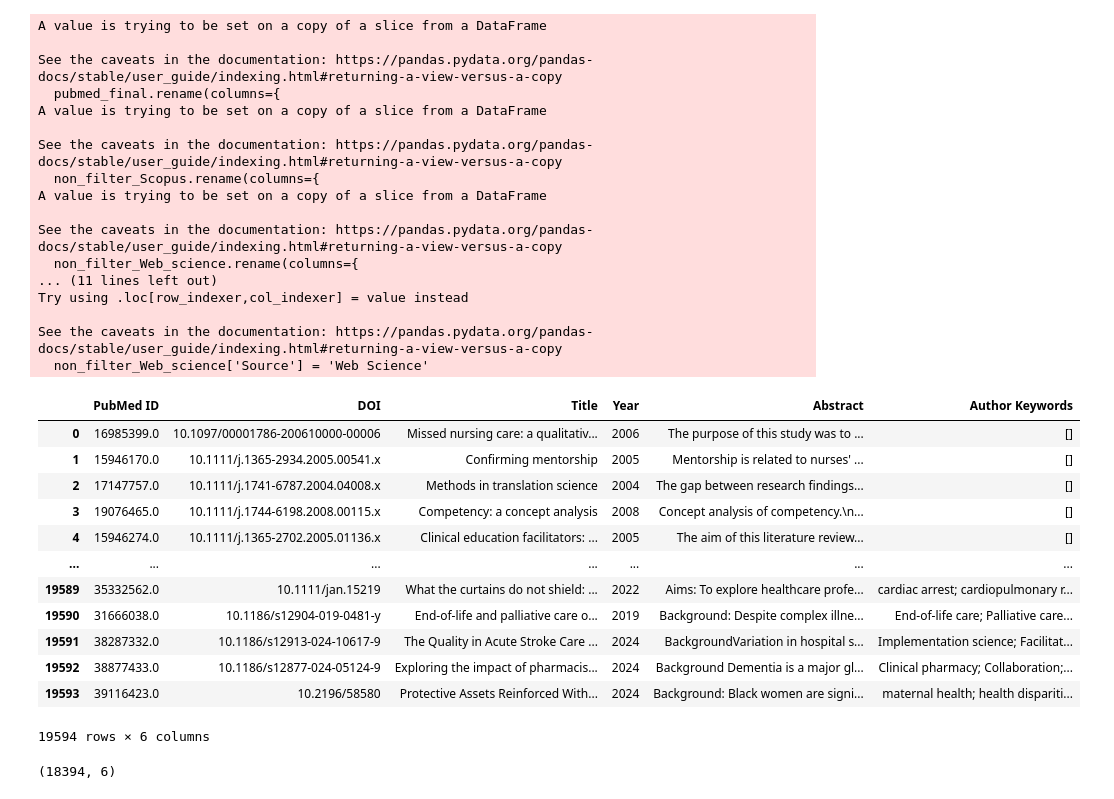
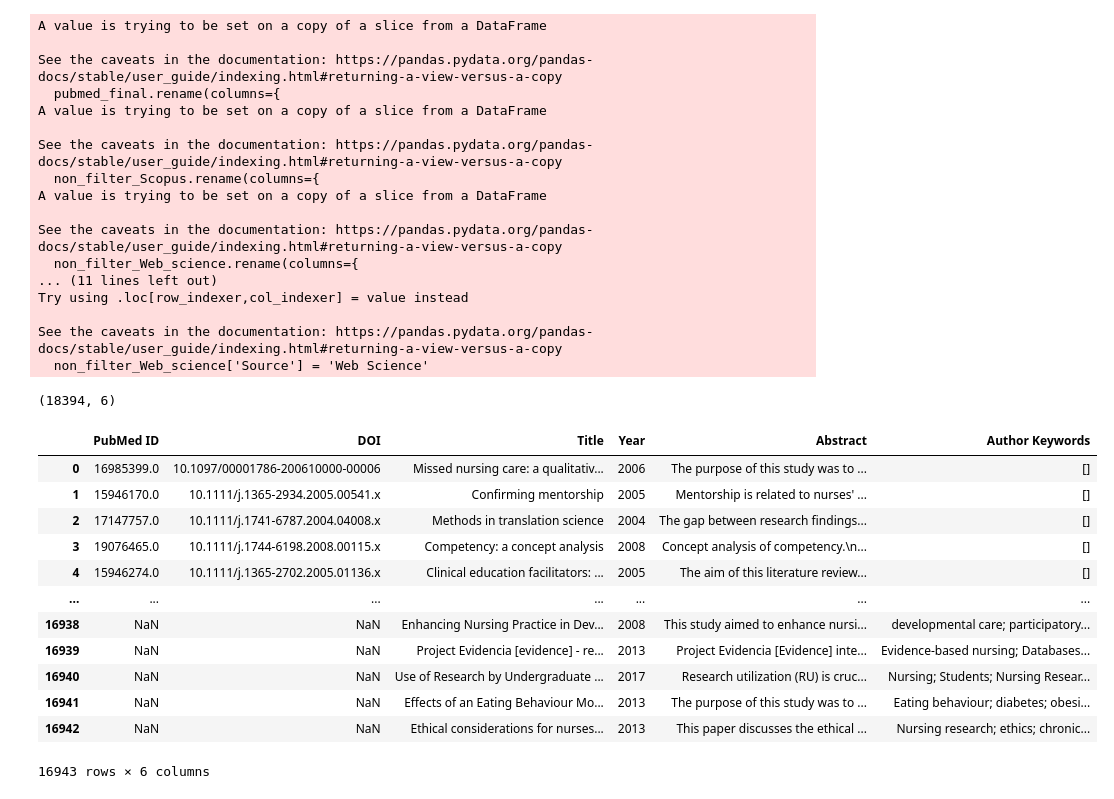
Before and after one commit to NoaTal1996/Barriers-and-Suggested-Solutions-to-Nursing-Participation-in-Research-A-Systematic-Review, a Jupyter notebook: Code/Data_Prep_Eng_1/Consolidating_and_completing_information_values_from_search_engines__1.ipynb, the cells around one changed output. Saved outputs shown, nothing was run; the diff lists cells and outputs as text; code cells hidden in the pictures.

```diff
--- a/Code/Data_Prep_Eng_1/Consolidating_and_completing_information_values_from_search_engines__1.ipynb
+++ b/Code/Data_Prep_Eng_1/Consolidating_and_completing_information_values_from_search_engines__1.ipynb
@@ -416,19 +416,3 @@ Try using .loc[row_indexer,col_indexer] = value instead
 
 See the caveats in the documentation: https://pandas.pydata.org/pandas-docs/stable/user_guide/indexing.html#returning-a-view-versus-a-copy
   non_filter_Web_science['Source'] = 'Web Science'
-# %%
-combined_df
-# %% [output]
-|  | PubMed ID | DOI | Title | Year | Abstract | Author Keywords |
-| 0 | 16985399.0 | 10.1097/00001786-200610000-00006 | Missed nursing care: a qualitativ... | 2006 | The purpose of this study was to ... | [] |
-| 1 | 15946170.0 | 10.1111/j.1365-2934.2005.00541.x | Confirming mentorship | 2005 | Mentorship is related to nurses' ... | [] |
-| 2 | 17147757.0 | 10.1111/j.1741-6787.2004.04008.x | Methods in translation science | 2004 | The gap between research findings... | [] |
-| 3 | 19076465.0 | 10.1111/j.1744-6198.2008.00115.x | Competency: a concept analysis | 2008 | Concept analysis of competency.\n... | [] |
-| 4 | 15946274.0 | 10.1111/j.1365-2702.2005.01136.x | Clinical education facilitators: ... | 2005 | The aim of this literature review... | [] |
-| ... | ... | ... | ... | ... | ... | ... |
-| 19589 | 35332562.0 | 10.1111/jan.15219 | What the curtains do not shield: ... | 2022 | Aims: To explore healthcare profe... | cardiac arrest; cardiopulmonary r... |
-| 19590 | 31666038.0 | 10.1186/s12904-019-0481-y | End-of-life and palliative care o... | 2019 | Background: Despite complex illne... | End-of-life care; Palliative care... |
-| 19591 | 38287332.0 | 10.1186/s12913-024-10617-9 | The Quality in Acute Stroke Care ... | 2024 | BackgroundVariation in hospital s... | Implementation science; Facilitat... |
-| 19592 | 38877433.0 | 10.1186/s12877-024-05124-9 | Exploring the impact of pharmacis... | 2024 | Background Dementia is a major gl... | Clinical pharmacy; Collaboration;... |
-| 19593 | 39116423.0 | 10.2196/58580 | Protective Assets Reinforced With... | 2024 | Background: Black women are signi... | maternal health; health dispariti... |
-19594 rows × 6 columns
@@ -438,4 +424,36 @@ combined_df = combined_df.drop_duplicates(subset='Title', keep='first')
 combined_df.shape
 # %% [output]
 (18394, 6)
+# %%
+filtered_df = combined_df[combined_df['PubMed ID'].notna()]
+
+deduplicated_df = filtered_df.drop_duplicates(subset='PubMed ID', keep='first')
+null_pmid_df = combined_df[combined_df['PubMed ID'].isna()]
+
+final_df = pd.concat([deduplicated_df, null_pmid_df], ignore_index=True)
+final_df
+# %%
+filtered_doi_df = final_df[final_df['DOI'].notna()]
+
+deduplicated_doi_df = filtered_doi_df.drop_duplicates(subset='DOI', keep='first')
+
+null_doi_df = final_df[final_df['DOI'].isna()]
+
+final_df_no_duplicates = pd.concat([deduplicated_doi_df, null_doi_df], ignore_index=True)
+
+final_df_no_duplicates
+# %% [output]
+|  | PubMed ID | DOI | Title | Year | Abstract | Author Keywords |
+| 0 | 16985399.0 | 10.1097/00001786-200610000-00006 | Missed nursing care: a qualitativ... | 2006 | The purpose of this study was to ... | [] |
+| 1 | 15946170.0 | 10.1111/j.1365-2934.2005.00541.x | Confirming mentorship | 2005 | Mentorship is related to nurses' ... | [] |
+| 2 | 17147757.0 | 10.1111/j.1741-6787.2004.04008.x | Methods in translation science | 2004 | The gap between research findings... | [] |
+| 3 | 19076465.0 | 10.1111/j.1744-6198.2008.00115.x | Competency: a concept analysis | 2008 | Concept analysis of competency.\n... | [] |
+| 4 | 15946274.0 | 10.1111/j.1365-2702.2005.01136.x | Clinical education facilitators: ... | 2005 | The aim of this literature review... | [] |
+| ... | ... | ... | ... | ... | ... | ... |
+| 16938 | NaN | NaN | Enhancing Nursing Practice in Dev... | 2008 | This study aimed to enhance nursi... | developmental care; participatory... |
+| 16939 | NaN | NaN | Project Evidencia [evidence] - re... | 2013 | Project Evidencia [Evidence] inte... | Evidence-based nursing; Databases... |
+| 16940 | NaN | NaN | Use of Research by Undergraduate ... | 2017 | Research utilization (RU) is cruc... | Nursing; Students; Nursing Resear... |
+| 16941 | NaN | NaN | Effects of an Eating Behaviour Mo... | 2013 | The purpose of this study was to ... | Eating behaviour; diabetes; obesi... |
+| 16942 | NaN | NaN | Ethical considerations for nurses... | 2013 | This paper discusses the ethical ... | Nursing research; ethics; chronic... |
+16943 rows × 6 columns
 # %%
```
Also changed, not shown: parts of 6 cells of this notebook.
